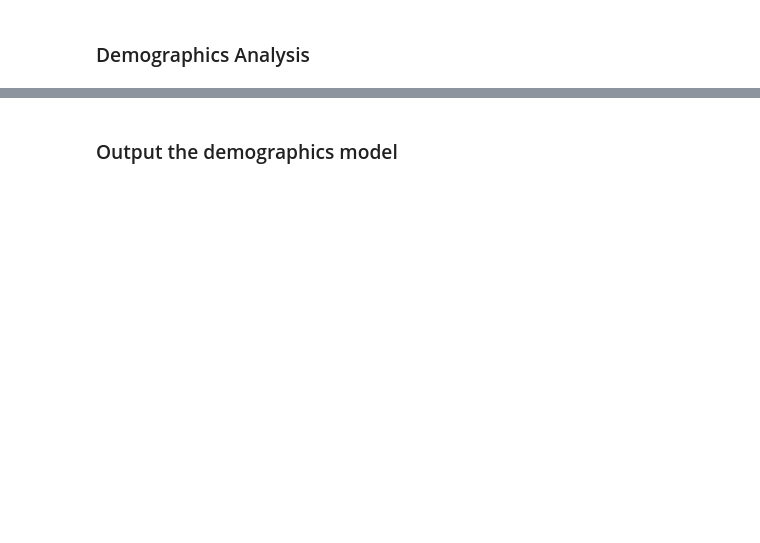
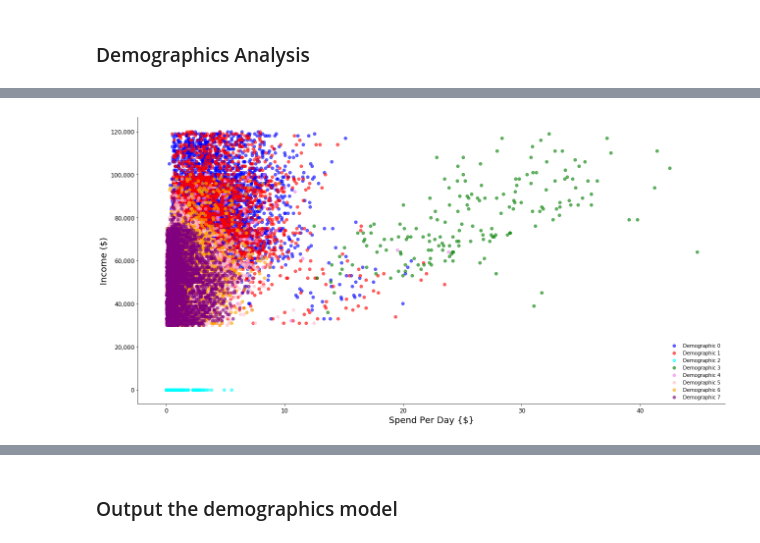
Before and after one commit to WarwickR92/Starbucks-Marketing-Project, a Jupyter notebook: 3. Starbucks Demographics (Data Modelling - Part 1).ipynb, the cells around one changed output, grey strips where cells are left out. Cells and saved outputs as stored; diff of their text form; code cells hidden in the pictures; blank space fills up the shorter version.

```diff
--- a/3. Starbucks Demographics (Data Modelling - Part 1).ipynb
+++ b/3. Starbucks Demographics (Data Modelling - Part 1).ipynb
@@ -110,3 +147,45 @@ demographics_output.groupby('cluster').mean()
+# %%
+# creates plot
+fig, ax = plt.subplots(figsize=(18,9))
+
+for demographic in [0,1,2,3,4,5,6,7]:
+    # input data
+    df = demographics_output[demographics_output['cluster'] == demographic]
+
+    # creates a list of colors
+    colors = ['blue','red','cyan','green','violet','pink','orange','purple']
+
+    # plot selected demographics
+    ax.scatter(df['spend per day'], df['income'],
+               color=colors[demographic], label=f'Demographic {demographic}',
+              alpha=0.6)
+
+# show the plot legend
+ax.legend(loc=4, frameon=False)
+
+# set x label
+ax.set_xlabel('Spend Per Day {$}', fontsize=18)
+
+# set y label
+ax.set_ylabel('Income ($)', fontsize=18)
+
+# set size of the axis params
+ax.tick_params(axis="x", labelsize=12)
+ax.tick_params(axis="y", labelsize=12)
+
+# Adds the comma into y labels
+ax.get_yaxis().set_major_formatter(
+ticker.FuncFormatter(lambda x, p: format(int(x), ',')))
+
+# Removes spines and changes layout to tight
+ax.spines['top'].set_visible(False)
+ax.spines['right'].set_visible(False)
+plt.tight_layout()
+
+# show/close
+plt.show()
+# %% [output]
+[figure, added]
 # %%
 demographics_output.groupby('cluster')['age'].describe()
 # %% [output]
```
Also changed, not shown: parts of 16 cells of this notebook, 5 other files.
